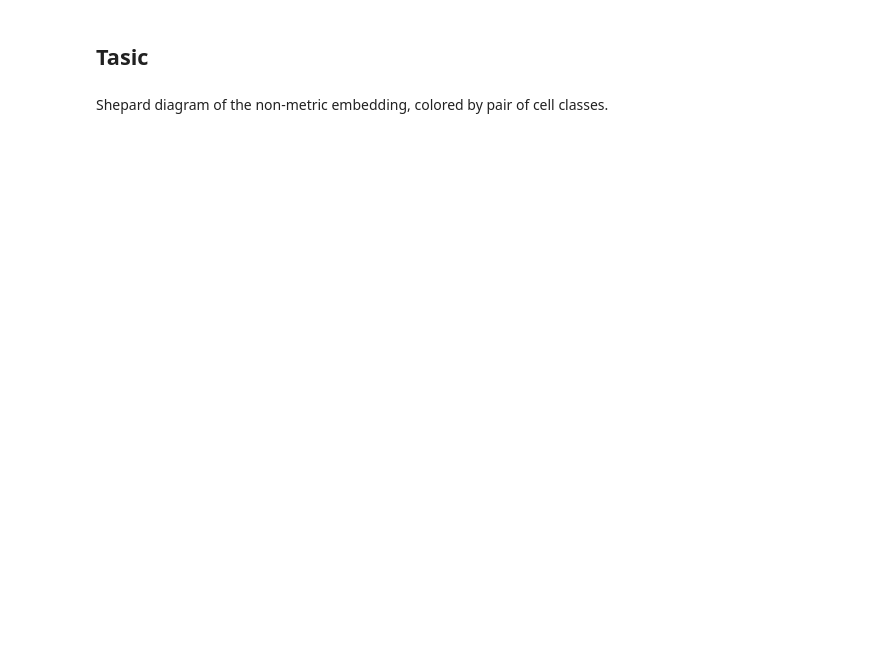
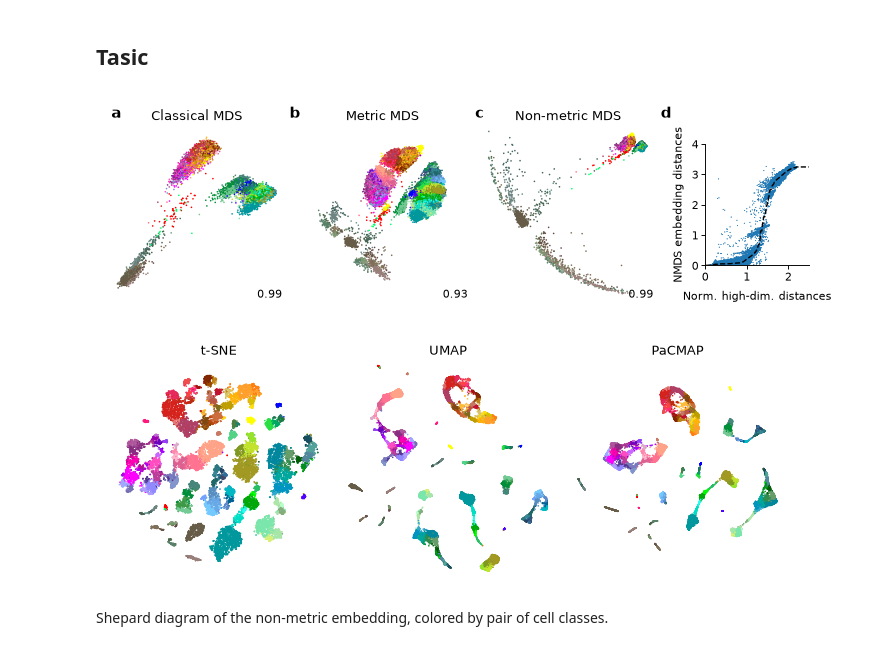
Before and after one commit to kobaklab/nmds, a Jupyter notebook: code/notebooks/figures_embeddings.ipynb, the cells around one changed output. Saved outputs shown, nothing was run; the diff lists cells and outputs as text; code cells hidden in the pictures; blank space fills up the shorter version.

Commit message:
Generate figures

```diff
--- a/code/notebooks/figures_embeddings.ipynb
+++ b/code/notebooks/figures_embeddings.ipynb
@@ -139,8 +145,11 @@ other_methods_figure("genomes", s=3)
 ## Tasic
 # %%
 embedding_figure("tasic", "tasic", s=3, shepard_n=500, shepard_xlim=(0, 2.5),
-                 shepard_ylim=(0, 6), shepard_yticks=range(7), text_fontsize=6)
+                 shepard_ylim=(0, 4), shepard_yticks=range(5), text_fontsize=6)
 other_methods_figure("tasic", s=3)
+# %% [output]
+[figure, added]
+[figure, added]
 # %% [markdown]
 Shepard diagram of the non-metric embedding, colored by pair of cell classes.
 # %%
```
Also changed, not shown: parts of 5 cells of this notebook, 16 other files.
